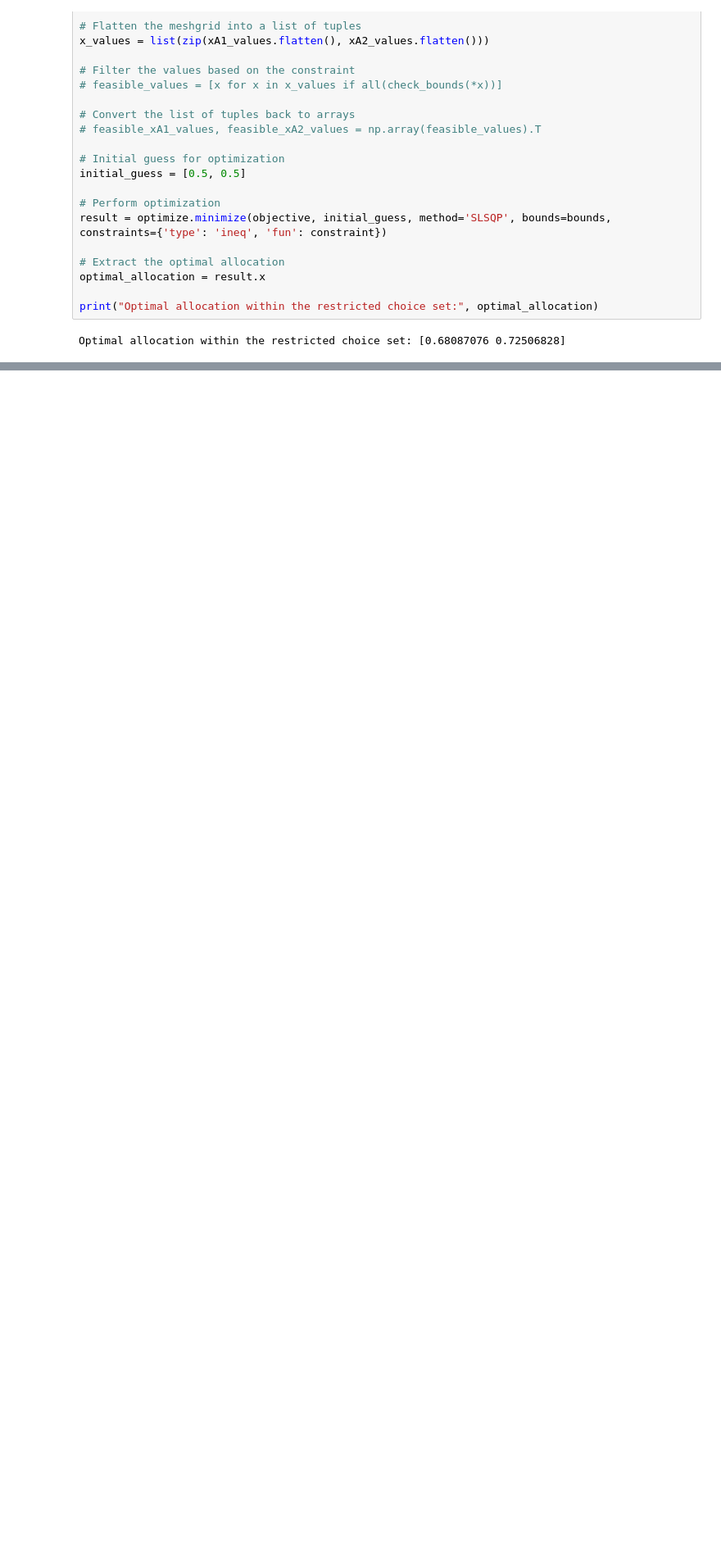
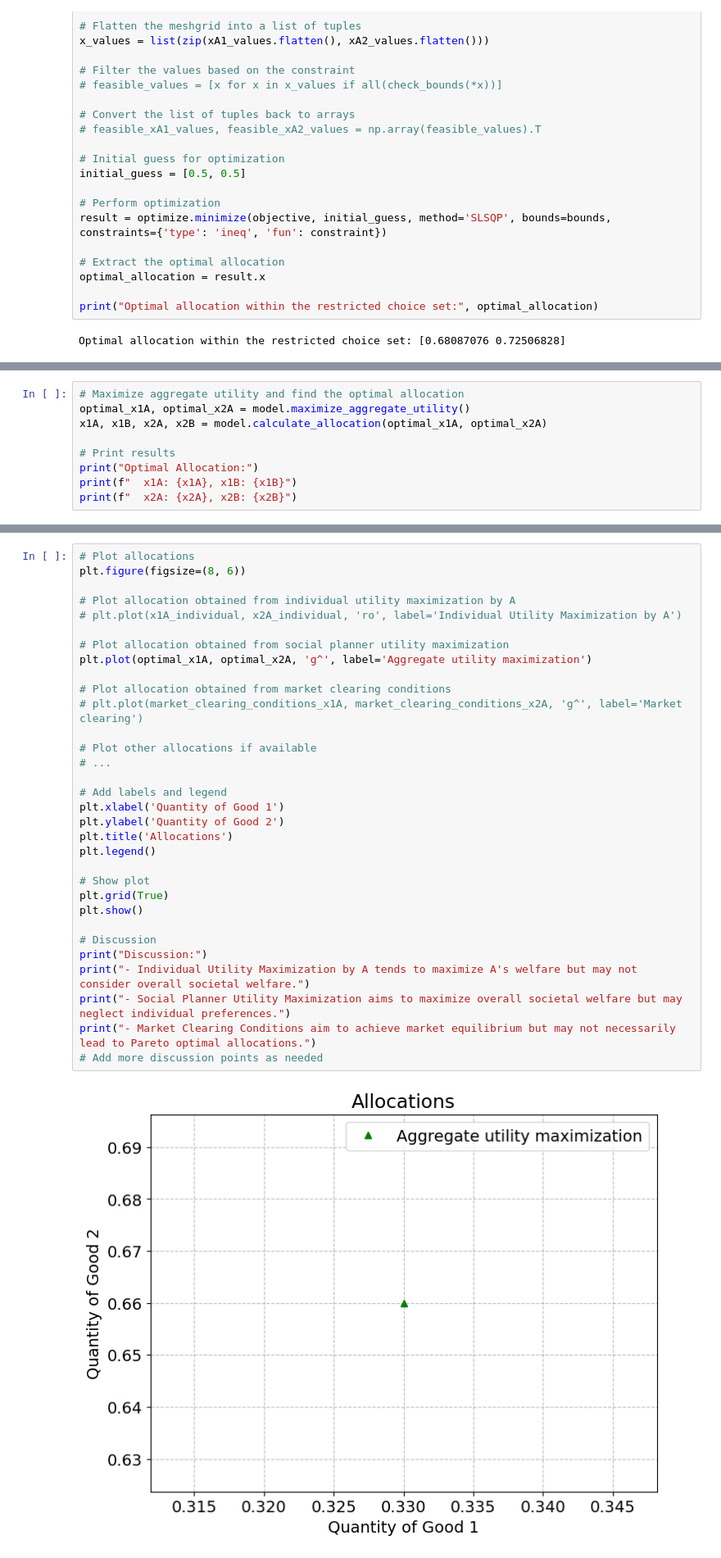
Before and after one commit to NumEconCopenhagen/projects-2024-econtechvets, a Jupyter notebook: inauguralproject/inauguralproject.ipynb, the cells around one changed output, grey strips where cells are left out. Shown: that part at 82% size. Cells and saved outputs as stored; diff of their text form; blank space fills up the shorter version.

```diff
--- a/inauguralproject/inauguralproject.ipynb
+++ b/inauguralproject/inauguralproject.ipynb
@@ -334,0 +337,9 @@ Optimal allocation within the restricted choice set: [0.68087076 0.72506828]
+# %%
+# Maximize aggregate utility and find the optimal allocation
+optimal_x1A, optimal_x2A = model.maximize_aggregate_utility()
+x1A, x1B, x2A, x2B = model.calculate_allocation(optimal_x1A, optimal_x2A)
+
+# Print results
+print("Optimal Allocation:")
+print(f"  x1A: {x1A}, x1B: {x1B}")
+print(f"  x2A: {x2A}, x2B: {x2B}")
@@ -334,0 +352,34 @@ Optimal allocation within the restricted choice set: [0.68087076 0.72506828]
+# %%
+# Plot allocations
+plt.figure(figsize=(8, 6))
+
+# Plot allocation obtained from individual utility maximization by A
+# plt.plot(x1A_individual, x2A_individual, 'ro', label='Individual Utility Maximization by A')
+
+# Plot allocation obtained from social planner utility maximization
+plt.plot(optimal_x1A, optimal_x2A, 'g^', label='Aggregate utility maximization')
+
+# Plot allocation obtained from market clearing conditions
+# plt.plot(market_clearing_conditions_x1A, market_clearing_conditions_x2A, 'g^', label='Market clearing')
+
+# Plot other allocations if available
+# ...
+
+# Add labels and legend
+plt.xlabel('Quantity of Good 1')
+plt.ylabel('Quantity of Good 2')
+plt.title('Allocations')
+plt.legend()
+
+# Show plot
+plt.grid(True)
+plt.show()
+
+# Discussion
+print("Discussion:")
+print("- Individual Utility Maximization by A tends to maximize A's welfare but may not consider overall societal welfare.")
+print("- Social Planner Utility Maximization aims to maximize overall societal welfare but may neglect individual preferences.")
+print("- Market Clearing Conditions aim to achieve market equilibrium but may not necessarily lead to Pareto optimal allocations.")
+# Add more discussion points as needed
+# %% [output]
+[figure, added]
```
Also changed, not shown: parts of 8 cells of this notebook, 1 other file.
